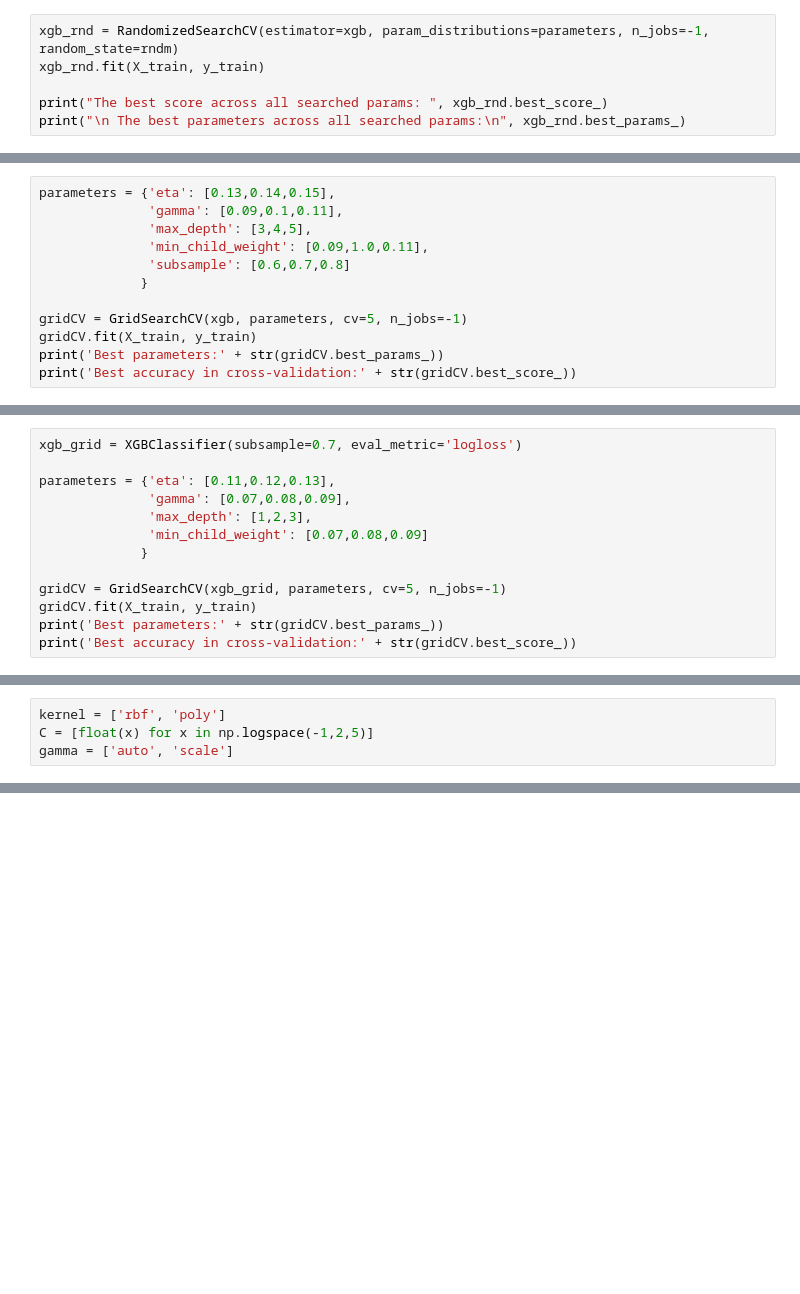
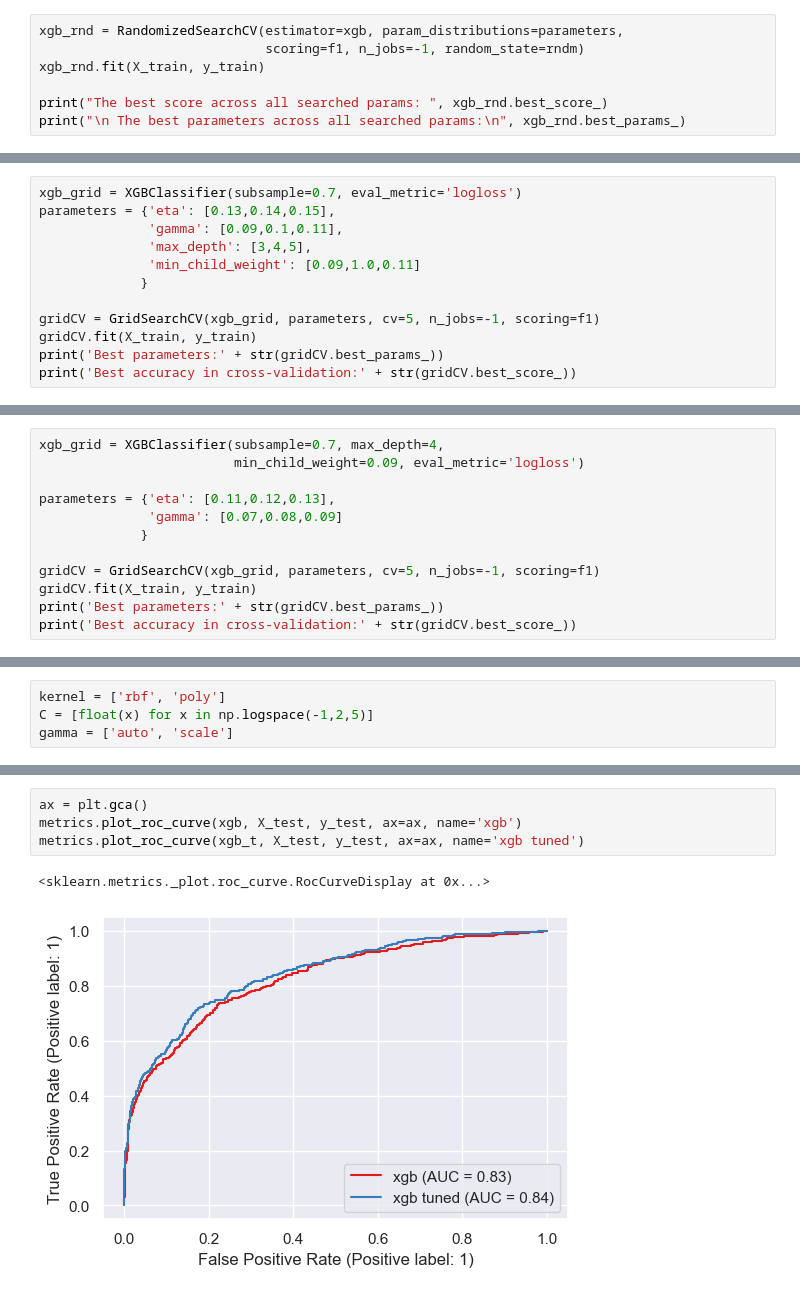
Before and after one commit to vanquies/ChurnPrediction, a Jupyter notebook: Workspace/ChurnPrediction.ipynb, the cells around one changed output, grey strips where cells are left out. Cells and saved outputs as stored; diff of their text form; blank space fills up the shorter version.

```diff
--- a/Workspace/ChurnPrediction.ipynb
+++ b/Workspace/ChurnPrediction.ipynb
@@ -531,7 +532,8 @@ print(parameters)
 # %% [output]
 {'eta': [0.01, 0.052222222222222225, 0.09444444444444444, 0.1366666666666667, 0.1788888888888889, 0.22111111111111112, 0.26333333333333336, 0.3055555555555556, 0.3477777777777778, 0.39], 'gamma': [0,  ...
 # %%
-xgb_rnd = RandomizedSearchCV(estimator=xgb, param_distributions=parameters, n_jobs=-1, random_state=rndm)
+xgb_rnd = RandomizedSearchCV(estimator=xgb, param_distributions=parameters,
+                             scoring=f1, n_jobs=-1, random_state=rndm)
 xgb_rnd.fit(X_train, y_train)
 
 print("The best score across all searched params: ", xgb_rnd.best_score_)
@@ -542,14 +544,14 @@ The best score across all searched params:  0.858625
  The best parameters across all searched params:
  {'subsample': 0.7, 'min_child_weight': 1.0, 'max_depth': 4, 'gamma': 0.1, 'eta': 0.1366666666666667}
 # %%
+xgb_grid = XGBClassifier(subsample=0.7, eval_metric='logloss')
 parameters = {'eta': [0.13,0.14,0.15],
               'gamma': [0.09,0.1,0.11],
               'max_depth': [3,4,5],
-              'min_child_weight': [0.09,1.0,0.11],
-              'subsample': [0.6,0.7,0.8]
+              'min_child_weight': [0.09,1.0,0.11]
              }
 
-gridCV = GridSearchCV(xgb, parameters, cv=5, n_jobs=-1)
+gridCV = GridSearchCV(xgb_grid, parameters, cv=5, n_jobs=-1, scoring=f1)
 gridCV.fit(X_train, y_train)
 print('Best parameters:' + str(gridCV.best_params_))
 print('Best accuracy in cross-validation:' + str(gridCV.best_score_))
@@ -559,13 +561,12 @@ Best accuracy in cross-validation:0.864625
 # %%
-xgb_grid = XGBClassifier(subsample=0.7, eval_metric='logloss')
+xgb_grid = XGBClassifier(subsample=0.7, max_depth=4,
+                         min_child_weight=0.09, eval_metric='logloss')
 
 parameters = {'eta': [0.11,0.12,0.13],
-              'gamma': [0.07,0.08,0.09],
-              'max_depth': [1,2,3],
-              'min_child_weight': [0.07,0.08,0.09]
+              'gamma': [0.07,0.08,0.09]
              }
 
-gridCV = GridSearchCV(xgb_grid, parameters, cv=5, n_jobs=-1)
+gridCV = GridSearchCV(xgb_grid, parameters, cv=5, n_jobs=-1, scoring=f1)
 gridCV.fit(X_train, y_train)
 print('Best parameters:' + str(gridCV.best_params_))
 print('Best accuracy in cross-validation:' + str(gridCV.best_score_))
@@ -650,0 +653,7 @@ result.style.highlight_max(subset=['Accuracy', 'Precision', 'Recall', 'F-score',
+# %%
+ax = plt.gca()
+metrics.plot_roc_curve(xgb, X_test, y_test, ax=ax, name='xgb')
+metrics.plot_roc_curve(xgb_t, X_test, y_test, ax=ax, name='xgb tuned')
+# %% [output]
+<sklearn.metrics._plot.roc_curve.RocCurveDisplay at 0x...>
+[figure, added]
```
Also changed, not shown: parts of 25 cells of this notebook.
